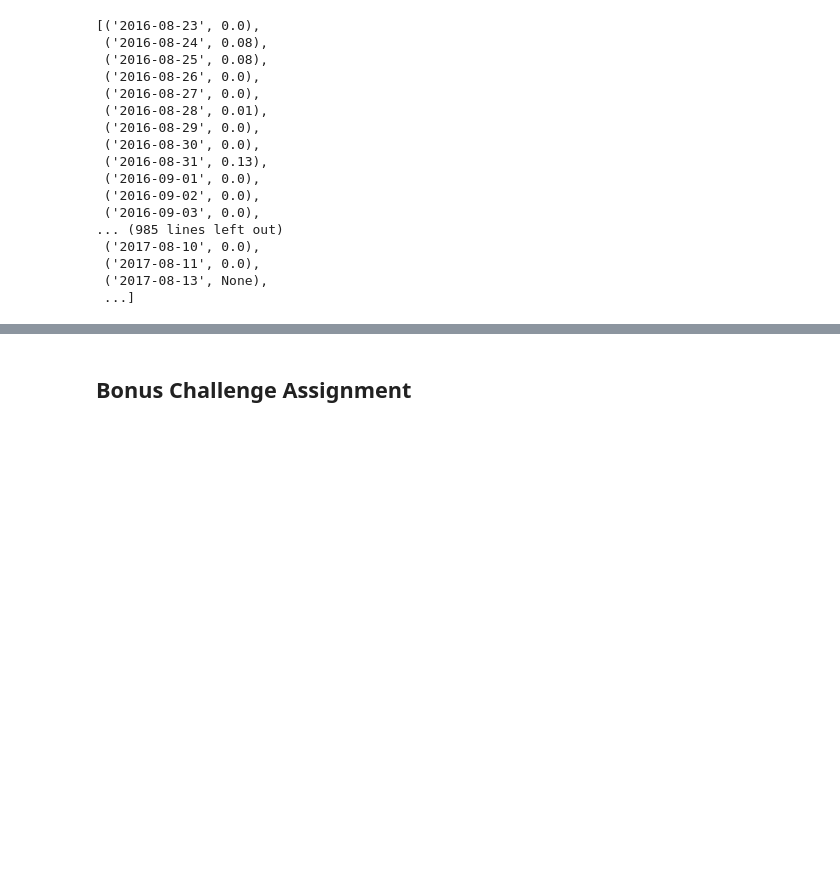
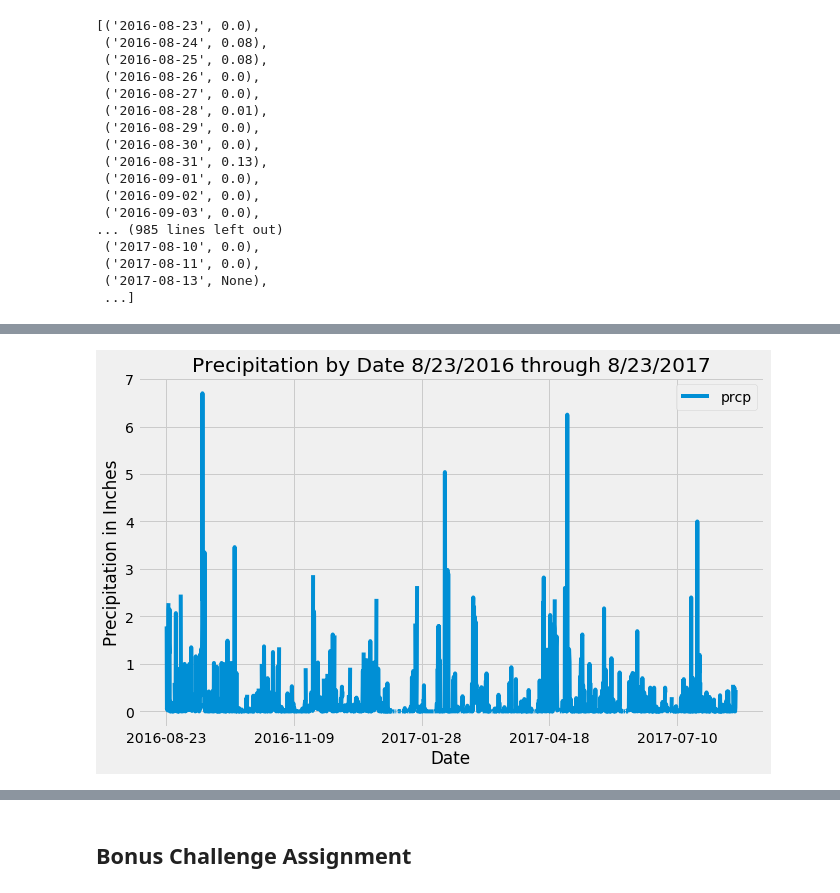
Before and after one commit to walaha2002/sqlalchemy-challenge, a Jupyter notebook: climate_starter.ipynb, the cells around one changed output, grey strips where cells are left out. Cells and saved outputs as stored; diff of their text form; code cells hidden in the pictures; blank space fills up the shorter version.

Commit message:
- Finally commits a legible bar chart

```diff
--- a/climate_starter.ipynb
+++ b/climate_starter.ipynb
@@ -131,4 +131,5 @@ lastyear
 # %%
 # Save the query results as a Pandas DataFrame and set the index to the date column
 df = pd.DataFrame(lastyear, columns=['date','prcp'])
-df.set_index('date', inplace=True)
+# df.set_index('date', inplace=True)
+df
@@ -140,30 +169,40 @@ sortdf
 # %%
 # Use Pandas Plotting with Matplotlib to plot the data
+# sortdf.set_index('date',inplace=True)
+sortdf.plot('date','prcp',figsize=(10,6))
+plt.xlabel('Date')
+plt.ylabel("Precipitation in Inches")
+plt.title("Precipitation by Date 8/23/2016 through 8/23/2017")
+plt.tight_layout
+plt.show()
+
 
 # sortdf.set_index('stock', inplace=True)
-sortdf.plot.bar()
-# plt.tight_layout()
-plt.show()
+# sortdf.plot.bar()
+# # plt.tight_layout()
+# plt.show()
 
 # m=df.apply(lambda x:func.strftime('%Y-%m'))
 # x=m.value_counts()
 # x=x.sort_index()
 # x.plot(kind='bar')
 # plt.show()
 # tick_locations = [value for value in x]
 # plt.xticks(tick_locations, cities)
 # df.plot.bar()
 # # plt.tight_layout()
 # plt.show()
 
 
 # frame2 = DataFrame.from_csv("data/test.csv")
 # times2 = frame2['created_time']
 # m = times2.apply(lambda x: dateutil.parser.parse(x).strftime('%Y-%m'))
 # x=m.value_counts()
 # x=x.sort_index()
 # x.plot(kind='bar')
 # plt.show()
+# %% [output]
+[figure, added]
 # %%
 # Use Pandas to calcualte the summary statistics for the precipitation data
 sortdf.describe()
```
Also changed, not shown: parts of 7 cells of this notebook.
